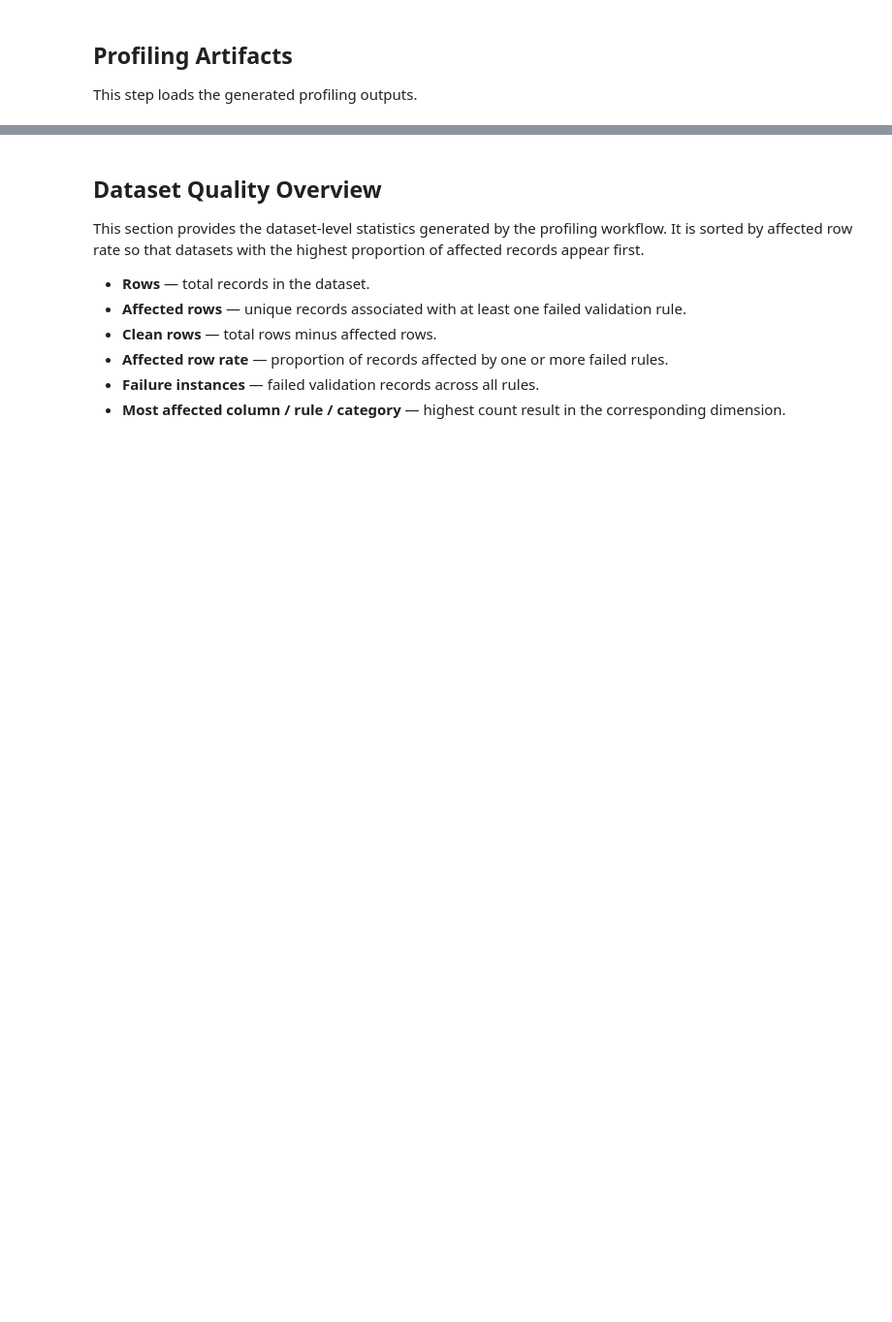
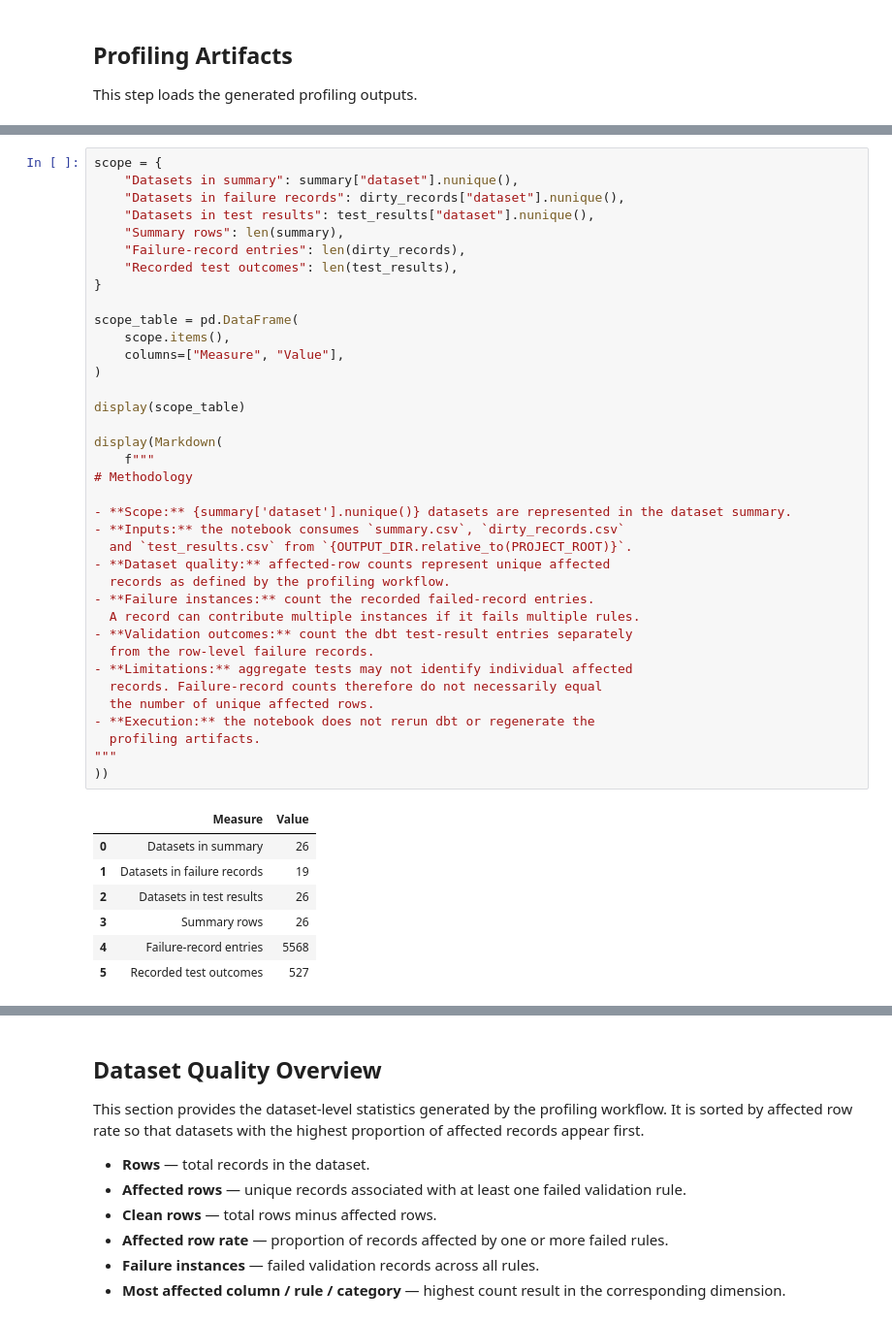
Before and after one commit to jenniferwxe/MegaMart, a Jupyter notebook: dirty_data_profiling/notebook/01_dirty_data_profiling.ipynb, the cells around one changed output, grey strips where cells are left out. Shown at 97% size. Cells and saved outputs as stored; diff of their text form; blank space fills up the shorter version.

```diff
--- a/dirty_data_profiling/notebook/01_dirty_data_profiling.ipynb
+++ b/dirty_data_profiling/notebook/01_dirty_data_profiling.ipynb
@@ -98,0 +408,45 @@ Failure records   : 5,569
+# %%
+scope = {
+    "Datasets in summary": summary["dataset"].nunique(),
+    "Datasets in failure records": dirty_records["dataset"].nunique(),
+    "Datasets in test results": test_results["dataset"].nunique(),
+    "Summary rows": len(summary),
+    "Failure-record entries": len(dirty_records),
+    "Recorded test outcomes": len(test_results),
+}
+
+scope_table = pd.DataFrame(
+    scope.items(),
+    columns=["Measure", "Value"],
+)
+
+display(scope_table)
+
+display(Markdown(
+    f"""
+# Methodology
+
+- **Scope:** {summary['dataset'].nunique()} datasets are represented in the dataset summary.
+- **Inputs:** the notebook consumes `summary.csv`, `dirty_records.csv`
+  and `test_results.csv` from `{OUTPUT_DIR.relative_to(PROJECT_ROOT)}`.
+- **Dataset quality:** affected-row counts represent unique affected
+  records as defined by the profiling workflow.
+- **Failure instances:** count the recorded failed-record entries.
+  A record can contribute multiple instances if it fails multiple rules.
+- **Validation outcomes:** count the dbt test-result entries separately
+  from the row-level failure records.
+- **Limitations:** aggregate tests may not identify individual affected
+  records. Failure-record counts therefore do not necessarily equal
+  the number of unique affected rows.
+- **Execution:** the notebook does not rerun dbt or regenerate the
+  profiling artifacts.
+"""
+))
+# %% [output]
+|  | Measure | Value |
+| 0 | Datasets in summary | 26 |
+| 1 | Datasets in failure records | 19 |
+| 2 | Datasets in test results | 26 |
+| 3 | Summary rows | 26 |
+| 4 | Failure-record entries | 5568 |
+| 5 | Recorded test outcomes | 527 |
```
Also changed, not shown: parts of 13 cells of this notebook.
